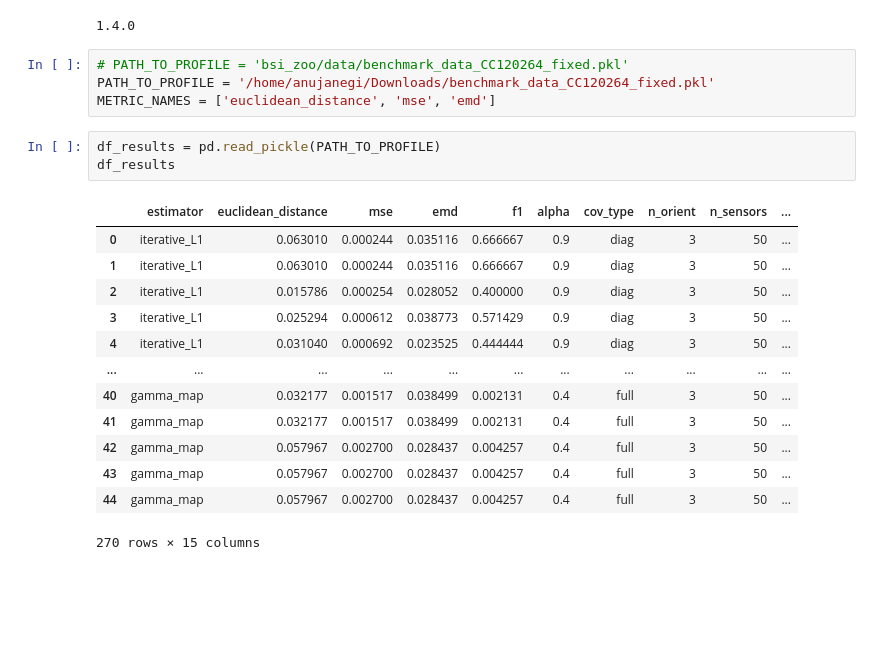
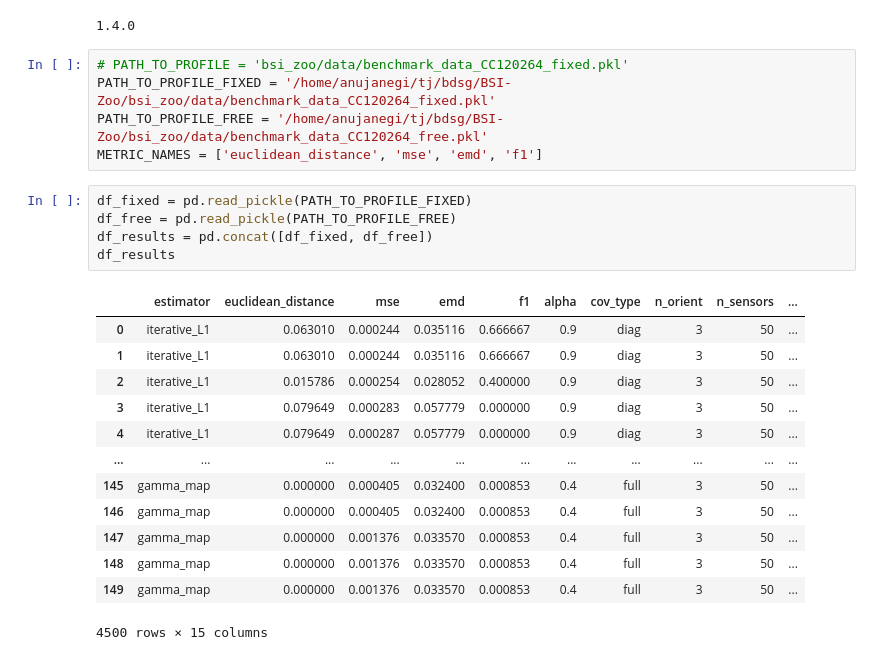
Before and after one commit to braindatalab/BSI-Zoo, a Jupyter notebook: plot_benchmark_metrics.ipynb, the cells around one changed output. Saved outputs shown, nothing was run; the diff lists cells and outputs as text; blank space fills up the shorter version.

```diff
--- a/plot_benchmark_metrics.ipynb
+++ b/plot_benchmark_metrics.ipynb
@@ -10,25 +10,28 @@ import matplotlib.pyplot as plt
 1.4.0
 # %%
 # PATH_TO_PROFILE = 'bsi_zoo/data/benchmark_data_CC120264_fixed.pkl'
-PATH_TO_PROFILE = '/home/anujanegi/Downloads/benchmark_data_CC120264_fixed.pkl'
-METRIC_NAMES = ['euclidean_distance', 'mse', 'emd']
+PATH_TO_PROFILE_FIXED = '/home/anujanegi/tj/bdsg/BSI-Zoo/bsi_zoo/data/benchmark_data_CC120264_fixed.pkl'
+PATH_TO_PROFILE_FREE = '/home/anujanegi/tj/bdsg/BSI-Zoo/bsi_zoo/data/benchmark_data_CC120264_free.pkl'
+METRIC_NAMES = ['euclidean_distance', 'mse', 'emd', 'f1']
-# %%
-df_results = pd.read_pickle(PATH_TO_PROFILE)
-df_results
-# %% [output]
-|  | estimator | euclidean_distance | mse | emd | f1 | alpha | cov_type | n_orient | n_sensors | ... |
-| 0 | iterative_L1 | 0.063010 | 0.000244 | 0.035116 | 0.666667 | 0.9 | diag | 3 | 50 | ... |
-| 1 | iterative_L1 | 0.063010 | 0.000244 | 0.035116 | 0.666667 | 0.9 | diag | 3 | 50 | ... |
-| 2 | iterative_L1 | 0.015786 | 0.000254 | 0.028052 | 0.400000 | 0.9 | diag | 3 | 50 | ... |
-| 3 | iterative_L1 | 0.025294 | 0.000612 | 0.038773 | 0.571429 | 0.9 | diag | 3 | 50 | ... |
-| 4 | iterative_L1 | 0.031040 | 0.000692 | 0.023525 | 0.444444 | 0.9 | diag | 3 | 50 | ... |
-| ... | ... | ... | ... | ... | ... | ... | ... | ... | ... | ... |
-| 40 | gamma_map | 0.032177 | 0.001517 | 0.038499 | 0.002131 | 0.4 | full | 3 | 50 | ... |
-| 41 | gamma_map | 0.032177 | 0.001517 | 0.038499 | 0.002131 | 0.4 | full | 3 | 50 | ... |
-| 42 | gamma_map | 0.057967 | 0.002700 | 0.028437 | 0.004257 | 0.4 | full | 3 | 50 | ... |
-| 43 | gamma_map | 0.057967 | 0.002700 | 0.028437 | 0.004257 | 0.4 | full | 3 | 50 | ... |
-| 44 | gamma_map | 0.057967 | 0.002700 | 0.028437 | 0.004257 | 0.4 | full | 3 | 50 | ... |
-270 rows × 15 columns
+# %%
+df_fixed = pd.read_pickle(PATH_TO_PROFILE_FIXED)
+df_free = pd.read_pickle(PATH_TO_PROFILE_FREE)
+df_results = pd.concat([df_fixed, df_free])
+df_results
+# %% [output]
+|  | estimator | euclidean_distance | mse | emd | f1 | alpha | cov_type | n_orient | n_sensors | ... |
+| 0 | iterative_L1 | 0.063010 | 0.000244 | 0.035116 | 0.666667 | 0.9 | diag | 3 | 50 | ... |
+| 1 | iterative_L1 | 0.063010 | 0.000244 | 0.035116 | 0.666667 | 0.9 | diag | 3 | 50 | ... |
+| 2 | iterative_L1 | 0.015786 | 0.000254 | 0.028052 | 0.400000 | 0.9 | diag | 3 | 50 | ... |
+| 3 | iterative_L1 | 0.079649 | 0.000283 | 0.057779 | 0.000000 | 0.9 | diag | 3 | 50 | ... |
+| 4 | iterative_L1 | 0.079649 | 0.000287 | 0.057779 | 0.000000 | 0.9 | diag | 3 | 50 | ... |
+| ... | ... | ... | ... | ... | ... | ... | ... | ... | ... | ... |
+| 145 | gamma_map | 0.000000 | 0.000405 | 0.032400 | 0.000853 | 0.4 | full | 3 | 50 | ... |
+| 146 | gamma_map | 0.000000 | 0.000405 | 0.032400 | 0.000853 | 0.4 | full | 3 | 50 | ... |
+| 147 | gamma_map | 0.000000 | 0.001376 | 0.033570 | 0.000853 | 0.4 | full | 3 | 50 | ... |
+| 148 | gamma_map | 0.000000 | 0.001376 | 0.033570 | 0.000853 | 0.4 | full | 3 | 50 | ... |
+| 149 | gamma_map | 0.000000 | 0.001376 | 0.033570 | 0.000853 | 0.4 | full | 3 | 50 | ... |
+4500 rows × 15 columns
 # %%
 for alpha in df_results["alpha"].unique():
     for metric in METRIC_NAMES:
```
Also changed, not shown: parts of 1 cell of this notebook.
